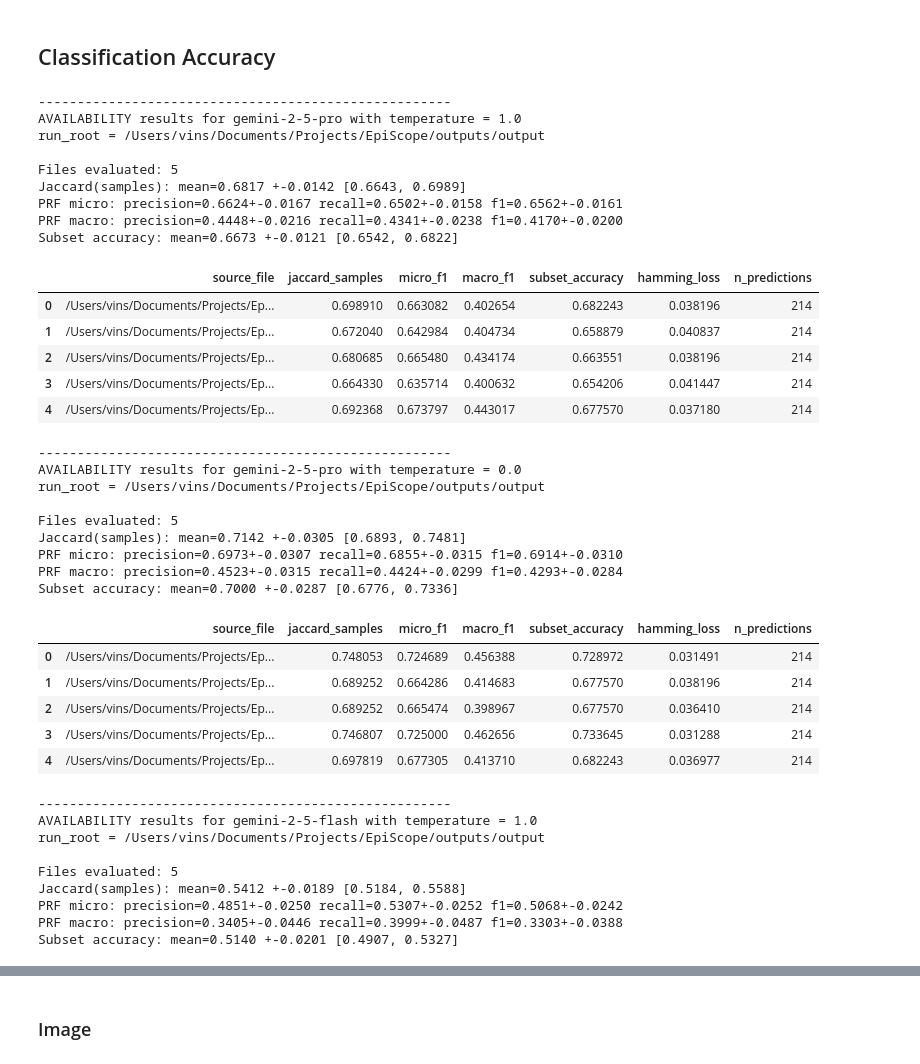
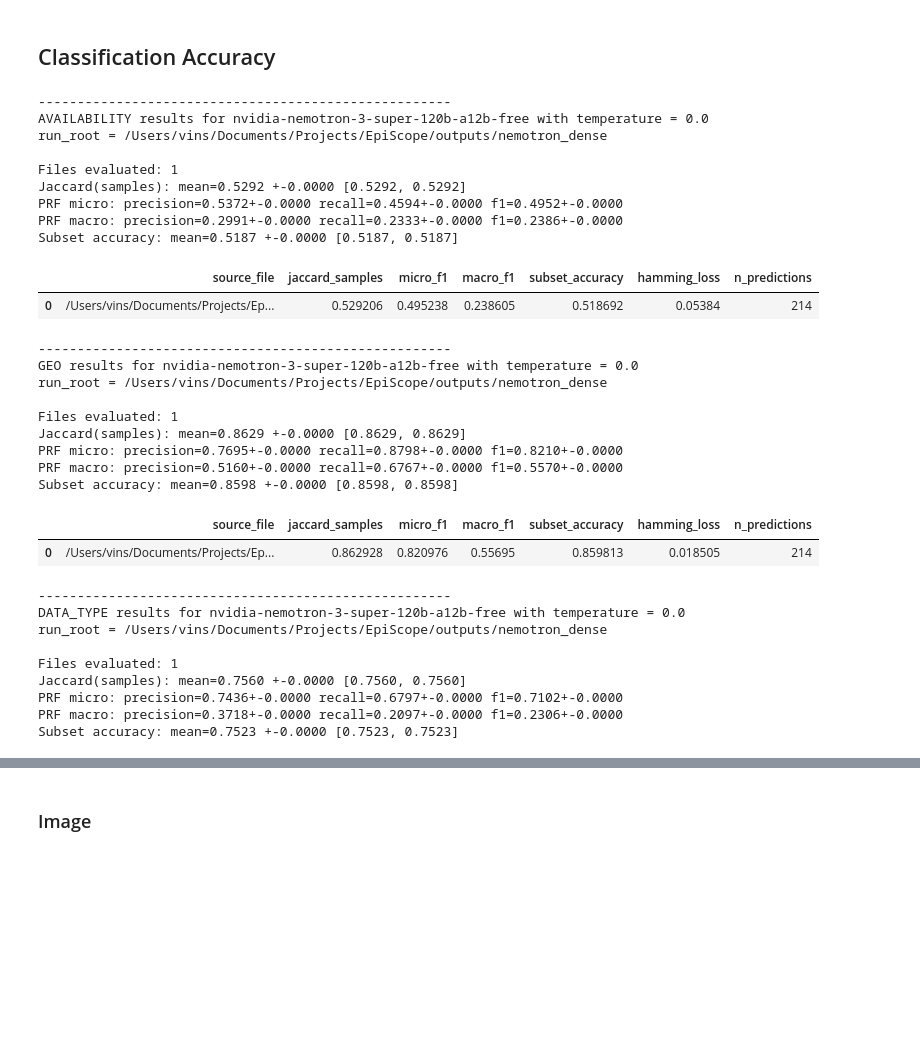
Before and after one commit to VinsRR/EpiScope, a Jupyter notebook: notebooks/classification_eval.ipynb, the cells around one changed output, grey strips where cells are left out. Cells and saved outputs as stored; diff of their text form; code cells hidden in the pictures; blank space fills up the shorter version.

```diff
--- a/notebooks/classification_eval.ipynb
+++ b/notebooks/classification_eval.ipynb
@@ -132,7 +132,7 @@ from eval.classification.summary import summarize_per_run_metrics
 NOTEBOOK_DIR = Path.cwd().resolve()
 REPO_ROOT = NOTEBOOK_DIR if (NOTEBOOK_DIR / "eval").exists() else NOTEBOOK_DIR.parent
 GT_PATH = REPO_ROOT / "sampled_papers_full.csv"
-DEFAULT_RUN_ROOT = REPO_ROOT / "outputs" / "output"
+DEFAULT_RUN_ROOT = REPO_ROOT / "outputs" / "nemotron_dense"
 
 TYPE_PREFIX_TO_TASK = {
     "AVAILABILITY": "data-accessibility",
@@ -202,77 +202,72 @@ def evaluate_classification(
         f"recall={row['macro_recall_mean']:.4f}+-{row['macro_recall_std']:.4f} "
         f"f1={row['macro_f1_mean']:.4f}+-{row['macro_f1_std']:.4f}"
     )
     print(f"Subset accuracy: {_fmt('subset_accuracy')}")
     if show_variance:
         print(f"Hamming loss: {_fmt('hamming_loss')}")
 
     display_cols = [
         "source_file",
         "jaccard_samples",
         "micro_f1",
         "macro_f1",
         "subset_accuracy",
         "hamming_loss",
         "n_predictions",
     ]
     display(filtered[display_cols].reset_index(drop=True))
     return filtered
 
 
 show_variance = False
 for model_name in [
-    "gemini-2-5-pro",
-    "gemini-2-5-flash",
+    # "gemini-2-5-pro",
+    # "gemini-2-5-flash",
+
+    "nvidia-nemotron-3-super-120b-a12b-free"
 ]:
     for temperature in [
-        "1.0",
+        # "1.0",
         "0.0",
     ]:
-        evaluate_classification(
-            "AVAILABILITY",
-            model_name=model_name,
-            temperature=temperature,
-            run_root=DEFAULT_RUN_ROOT,
-            show_variance=show_variance,
-        )
+        for task in TYPE_PREFIX_TO_TASK.keys():
+            evaluate_classification(
+                task,
+                model_name=model_name,
+                temperature=temperature,
+                run_root=DEFAULT_RUN_ROOT,
+                show_variance=show_variance,
+            )
 # %% [output]
 -----------------------------------------------------
-AVAILABILITY results for gemini-2-5-pro with temperature = 1.0
-run_root = /Users/vins/Documents/Projects/EpiScope/outputs/output
+AVAILABILITY results for nvidia-nemotron-3-super-120b-a12b-free with temperature = 0.0
+run_root = /Users/vins/Documents/Projects/EpiScope/outputs/nemotron_dense
 
-Files evaluated: 5
-Jaccard(samples): mean=0.6817 +-0.0142 [0.6643, 0.6989]
-PRF micro: precision=0.6624+-0.0167 recall=0.6502+-0.0158 f1=0.6562+-0.0161
-PRF macro: precision=0.4448+-0.0216 recall=0.4341+-0.0238 f1=0.4170+-0.0200
-Subset accuracy: mean=0.6673 +-0.0121 [0.6542, 0.6822]
+Files evaluated: 1
+Jaccard(samples): mean=0.5292 +-0.0000 [0.5292, 0.5292]
+PRF micro: precision=0.5372+-0.0000 recall=0.4594+-0.0000 f1=0.4952+-0.0000
+PRF macro: precision=0.2991+-0.0000 recall=0.2333+-0.0000 f1=0.2386+-0.0000
+Subset accuracy: mean=0.5187 +-0.0000 [0.5187, 0.5187]
 |  | source_file | jaccard_samples | micro_f1 | macro_f1 | subset_accuracy | hamming_loss | n_predictions |
-| 0 | /Users/vins/Documents/Projects/Ep... | 0.698910 | 0.663082 | 0.402654 | 0.682243 | 0.038196 | 214 |
-| 1 | /Users/vins/Documents/Projects/Ep... | 0.672040 | 0.642984 | 0.404734 | 0.658879 | 0.040837 | 214 |
-| 2 | /Users/vins/Documents/Projects/Ep... | 0.680685 | 0.665480 | 0.434174 | 0.663551 | 0.038196 | 214 |
-| 3 | /Users/vins/Documents/Projects/Ep... | 0.664330 | 0.635714 | 0.400632 | 0.654206 | 0.041447 | 214 |
-| 4 | /Users/vins/Documents/Projects/Ep... | 0.692368 | 0.673797 | 0.443017 | 0.677570 | 0.037180 | 214 |
+| 0 | /Users/vins/Documents/Projects/Ep... | 0.529206 | 0.495238 | 0.238605 | 0.518692 | 0.05384 | 214 |
 -----------------------------------------------------
-AVAILABILITY results for gemini-2-5-pro with temperature = 0.0
-run_root = /Users/vins/Documents/Projects/EpiScope/outputs/output
+GEO results for nvidia-nemotron-3-super-120b-a12b-free with temperature = 0.0
+run_root = /Users/vins/Documents/Projects/EpiScope/outputs/nemotron_dense
 
-Files evaluated: 5
-Jaccard(samples): mean=0.7142 +-0.0305 [0.6893, 0.7481]
-PRF micro: precision=0.6973+-0.0307 recall=0.6855+-0.0315 f1=0.6914+-0.0310
-PRF macro: precision=0.4523+-0.0315 recall=0.4424+-0.0299 f1=0.4293+-0.0284
-Subset accuracy: mean=0.7000 +-0.0287 [0.6776, 0.7336]
+Files evaluated: 1
+Jaccard(samples): mean=0.8629 +-0.0000 [0.8629, 0.8629]
+PRF micro: precision=0.7695+-0.0000 recall=0.8798+-0.0000 f1=0.8210+-0.0000
+PRF macro: precision=0.5160+-0.0000 recall=0.6767+-0.0000 f1=0.5570+-0.0000
+Subset accuracy: mean=0.8598 +-0.0000 [0.8598, 0.8598]
 |  | source_file | jaccard_samples | micro_f1 | macro_f1 | subset_accuracy | hamming_loss | n_predictions |
-| 0 | /Users/vins/Documents/Projects/Ep... | 0.748053 | 0.724689 | 0.456388 | 0.728972 | 0.031491 | 214 |
-| 1 | /Users/vins/Documents/Projects/Ep... | 0.689252 | 0.664286 | 0.414683 | 0.677570 | 0.038196 | 214 |
-| 2 | /Users/vins/Documents/Projects/Ep... | 0.689252 | 0.665474 | 0.398967 | 0.677570 | 0.036410 | 214 |
-| 3 | /Users/vins/Documents/Projects/Ep... | 0.746807 | 0.725000 | 0.462656 | 0.733645 | 0.031288 | 214 |
-| 4 | /Users/vins/Documents/Projects/Ep... | 0.697819 | 0.677305 | 0.413710 | 0.682243 | 0.036977 | 214 |
+| 0 | /Users/vins/Documents/Projects/Ep... | 0.862928 | 0.820976 | 0.55695 | 0.859813 | 0.018505 | 214 |
 -----------------------------------------------------
-AVAILABILITY results for gemini-2-5-flash with temperature = 1.0
-run_root = /Users/vins/Documents/Projects/EpiScope/outputs/output
+DATA_TYPE results for nvidia-nemotron-3-super-120b-a12b-free with temperature = 0.0
+run_root = /Users/vins/Documents/Projects/EpiScope/outputs/nemotron_dense
 
-Files evaluated: 5
-Jaccard(samples): mean=0.5412 +-0.0189 [0.5184, 0.5588]
-PRF micro: precision=0.4851+-0.0250 recall=0.5307+-0.0252 f1=0.5068+-0.0242
-PRF macro: precision=0.3405+-0.0446 recall=0.3999+-0.0487 f1=0.3303+-0.0388
-Subset accuracy: mean=0.5140 +-0.0201 [0.4907, 0.5327]
+Files evaluated: 1
+Jaccard(samples): mean=0.7560 +-0.0000 [0.7560, 0.7560]
+PRF micro: precision=0.7436+-0.0000 recall=0.6797+-0.0000 f1=0.7102+-0.0000
+PRF macro: precision=0.3718+-0.0000 recall=0.2097+-0.0000 f1=0.2306+-0.0000
+Subset accuracy: mean=0.7523 +-0.0000 [0.7523, 0.7523]
 |  | source_file | jaccard_samples | micro_f1 | macro_f1 | subset_accuracy | hamming_loss | n_predictions |
```
Also changed, not shown: parts of 1 cell of this notebook, 19 other files.
